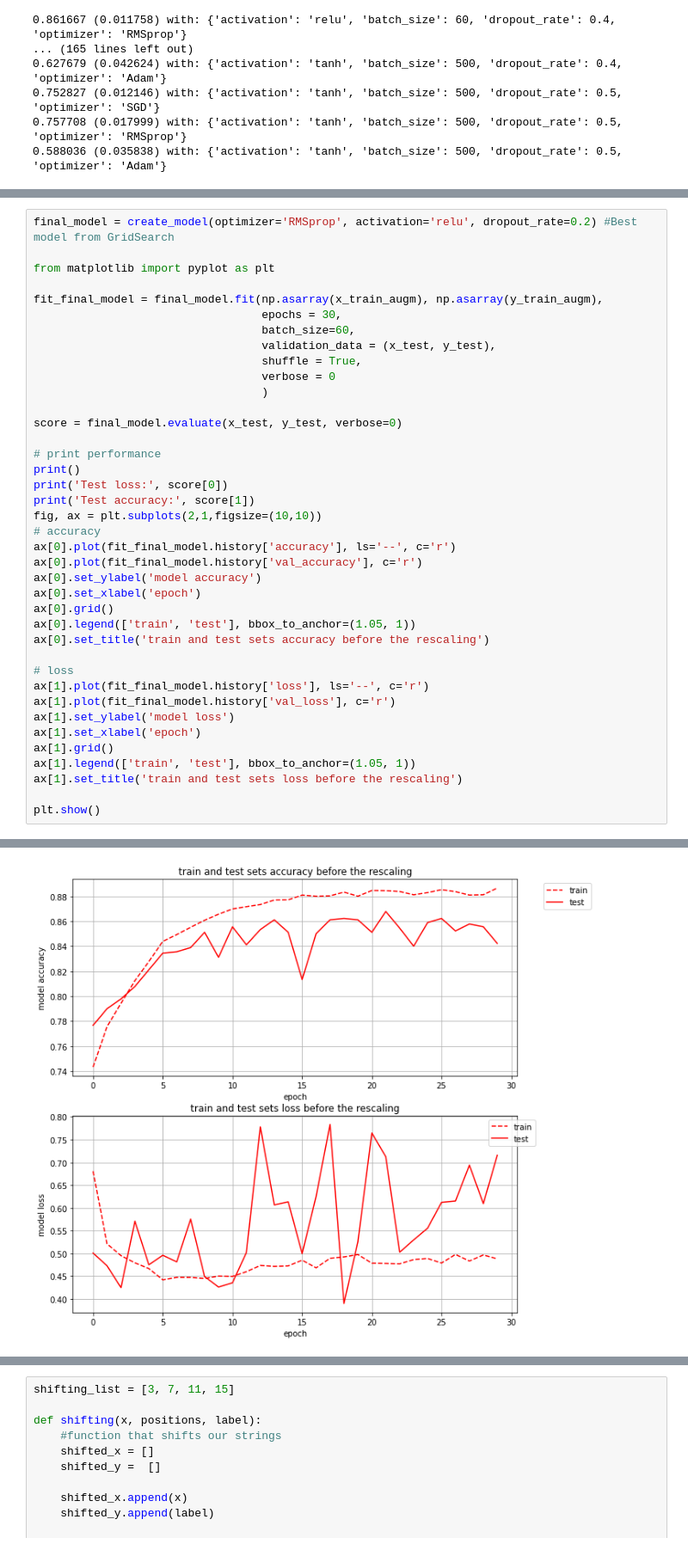
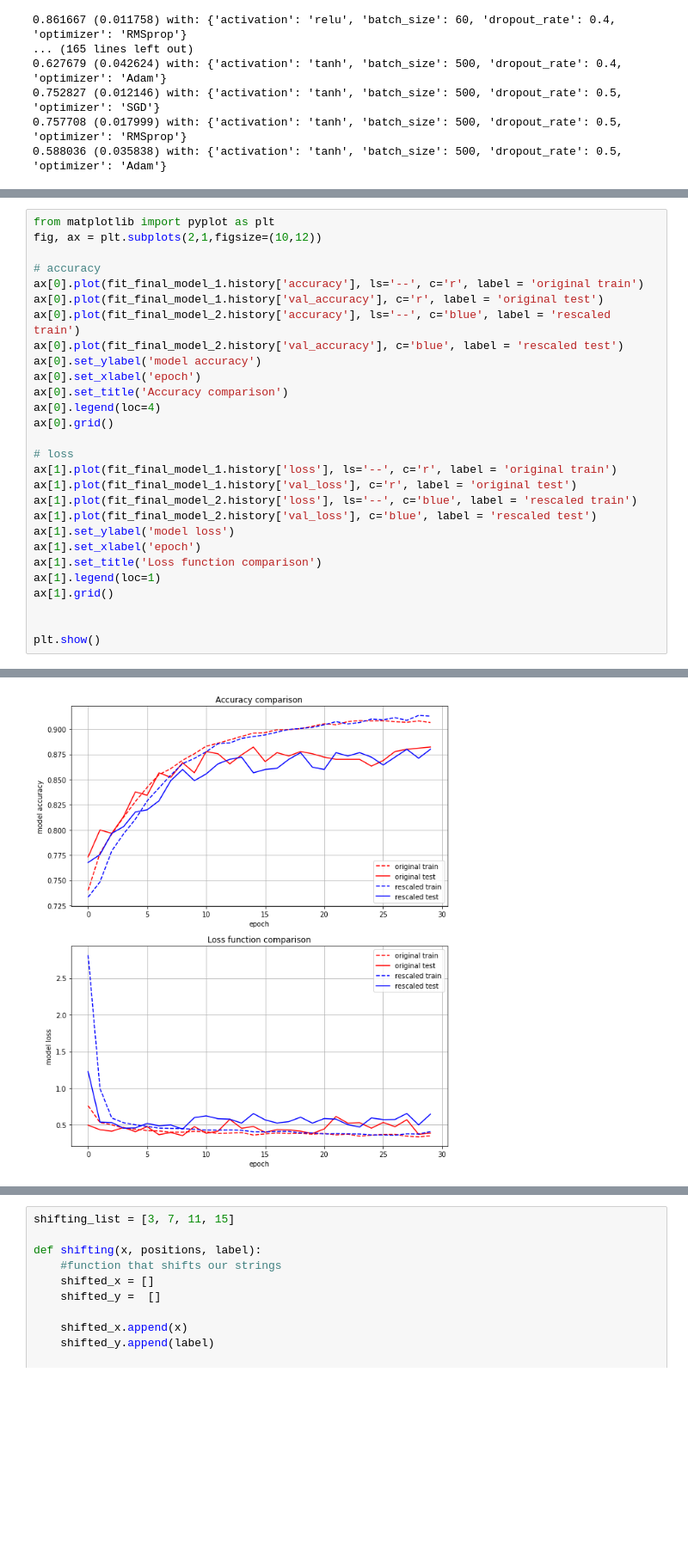
Before and after one commit to giuliacampesan/UniversityAssignments, a Jupyter notebook: 02_week/LoCPdown_exercise2.ipynb, the cells around one changed output, grey strips where cells are left out. Shown at 86% size. Cells and saved outputs as stored; diff of their text form; blank space fills up the shorter version.

Commit message:
final check and some graph adjustments

```diff
--- a/02_week/LoCPdown_exercise2.ipynb
+++ b/02_week/LoCPdown_exercise2.ipynb
@@ -441,40 +496,29 @@ Then, we apply a rescaling to our data in order to have a zero-centered, unitary
 # %%
-final_model = create_model(optimizer='RMSprop', activation='relu', dropout_rate=0.2) #Best model from GridSearch
+from matplotlib import pyplot as plt
+fig, ax = plt.subplots(2,1,figsize=(10,12))
 
-from matplotlib import pyplot as plt
-
-fit_final_model = final_model.fit(np.asarray(x_train_augm), np.asarray(y_train_augm),
-                                  epochs = 30,
-                                  batch_size=60,
-                                  validation_data = (x_test, y_test),
-                                  shuffle = True,
-                                  verbose = 0
-                                  )
-
-score = final_model.evaluate(x_test, y_test, verbose=0)
-
-# print performance
-print()
-print('Test loss:', score[0])
-print('Test accuracy:', score[1])
-fig, ax = plt.subplots(2,1,figsize=(10,10))
 # accuracy
-ax[0].plot(fit_final_model.history['accuracy'], ls='--', c='r')
-ax[0].plot(fit_final_model.history['val_accuracy'], c='r')
+ax[0].plot(fit_final_model_1.history['accuracy'], ls='--', c='r', label = 'original train')
+ax[0].plot(fit_final_model_1.history['val_accuracy'], c='r', label = 'original test')
+ax[0].plot(fit_final_model_2.history['accuracy'], ls='--', c='blue', label = 'rescaled train')
+ax[0].plot(fit_final_model_2.history['val_accuracy'], c='blue', label = 'rescaled test')
 ax[0].set_ylabel('model accuracy')
 ax[0].set_xlabel('epoch')
+ax[0].set_title('Accuracy comparison')
+ax[0].legend(loc=4)
 ax[0].grid()
-ax[0].legend(['train', 'test'], bbox_to_anchor=(1.05, 1))
-ax[0].set_title('train and test sets accuracy before the rescaling')
 
 # loss
-ax[1].plot(fit_final_model.history['loss'], ls='--', c='r')
-ax[1].plot(fit_final_model.history['val_loss'], c='r')
+ax[1].plot(fit_final_model_1.history['loss'], ls='--', c='r', label = 'original train')
+ax[1].plot(fit_final_model_1.history['val_loss'], c='r', label = 'original test')
+ax[1].plot(fit_final_model_2.history['loss'], ls='--', c='blue', label = 'rescaled train')
+ax[1].plot(fit_final_model_2.history['val_loss'], c='blue', label = 'rescaled test')
 ax[1].set_ylabel('model loss')
 ax[1].set_xlabel('epoch')
+ax[1].set_title('Loss function comparison')
+ax[1].legend(loc=1)
 ax[1].grid()
-ax[1].legend(['train', 'test'], bbox_to_anchor=(1.05, 1))
-ax[1].set_title('train and test sets loss before the rescaling')
+
 
 plt.show()
 # %% [output]
@@ -483 +525 @@ Test accuracy: 0.8422222137451172
-[figure, old version]
+[figure, new version]
```
Also changed, not shown: parts of 18 cells of this notebook.
